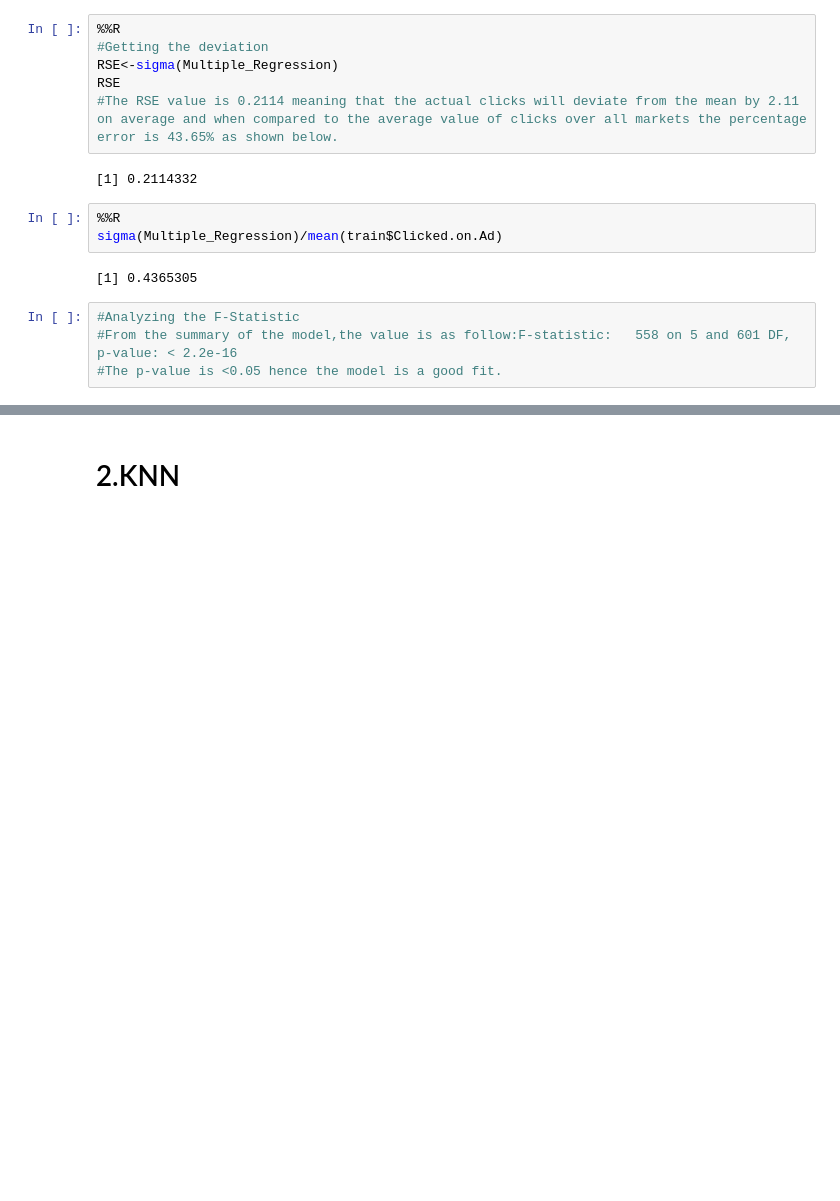
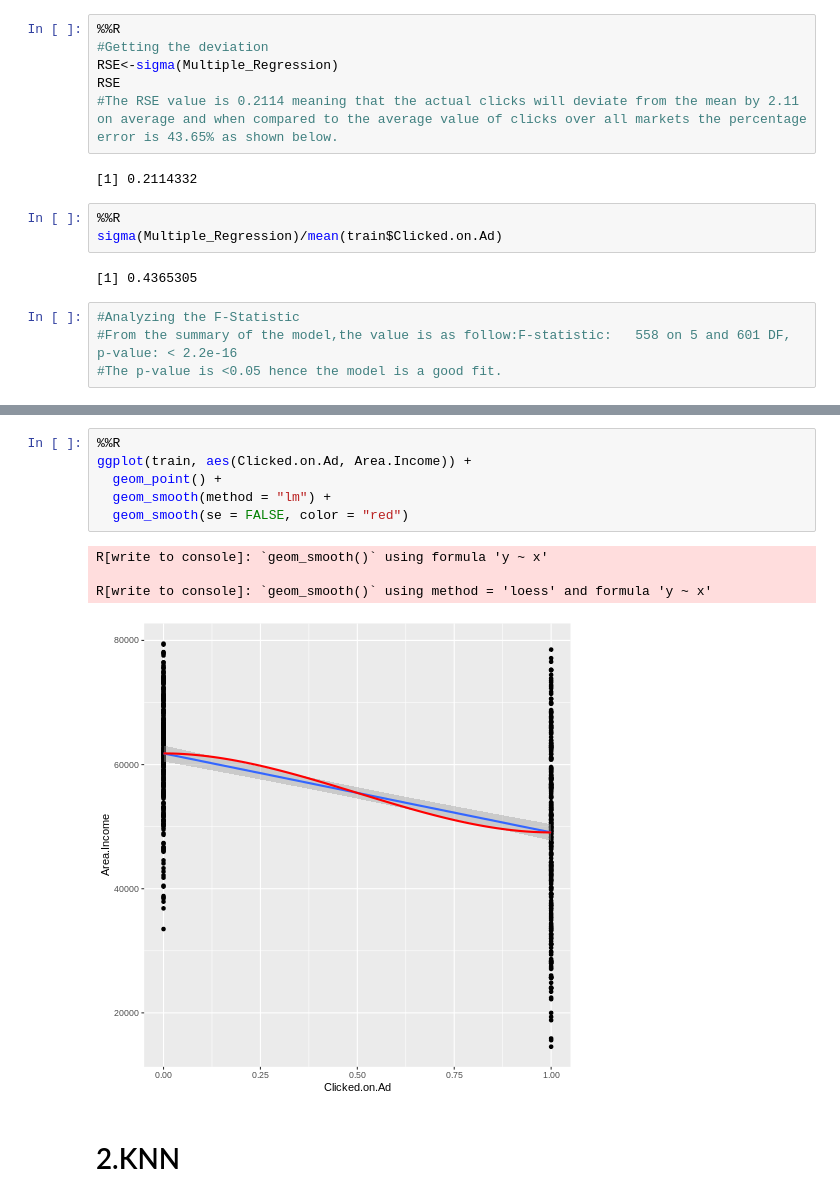
Before and after one commit to GladwelWanjau/Week-13-Moringa-Datascience-Core-IP, a Jupyter notebook: Week_13_IP_Part_1.ipynb, the cells around one changed output, grey strips where cells are left out. Drawn from its saved outputs; the diff is of its cells as text; blank space fills up the shorter version.

```diff
--- a/Week_13_IP_Part_1.ipynb
+++ b/Week_13_IP_Part_1.ipynb
@@ -1010,2 +1030,13 @@ ggplot(train, aes(Clicked.on.Ad, Sales)) +
+# %%
+%%R
+ggplot(train, aes(Clicked.on.Ad, Area.Income)) +
+  geom_point() +
+  geom_smooth(method = "lm") +
+  geom_smooth(se = FALSE, color = "red")
+# %% [output]
+R[write to console]: `geom_smooth()` using formula 'y ~ x'
+
+R[write to console]: `geom_smooth()` using method = 'loess' and formula 'y ~ x'
+[figure, added]
 # %% [markdown]
 # 2.KNN
```
Also changed, not shown: parts of 35 cells of this notebook.
